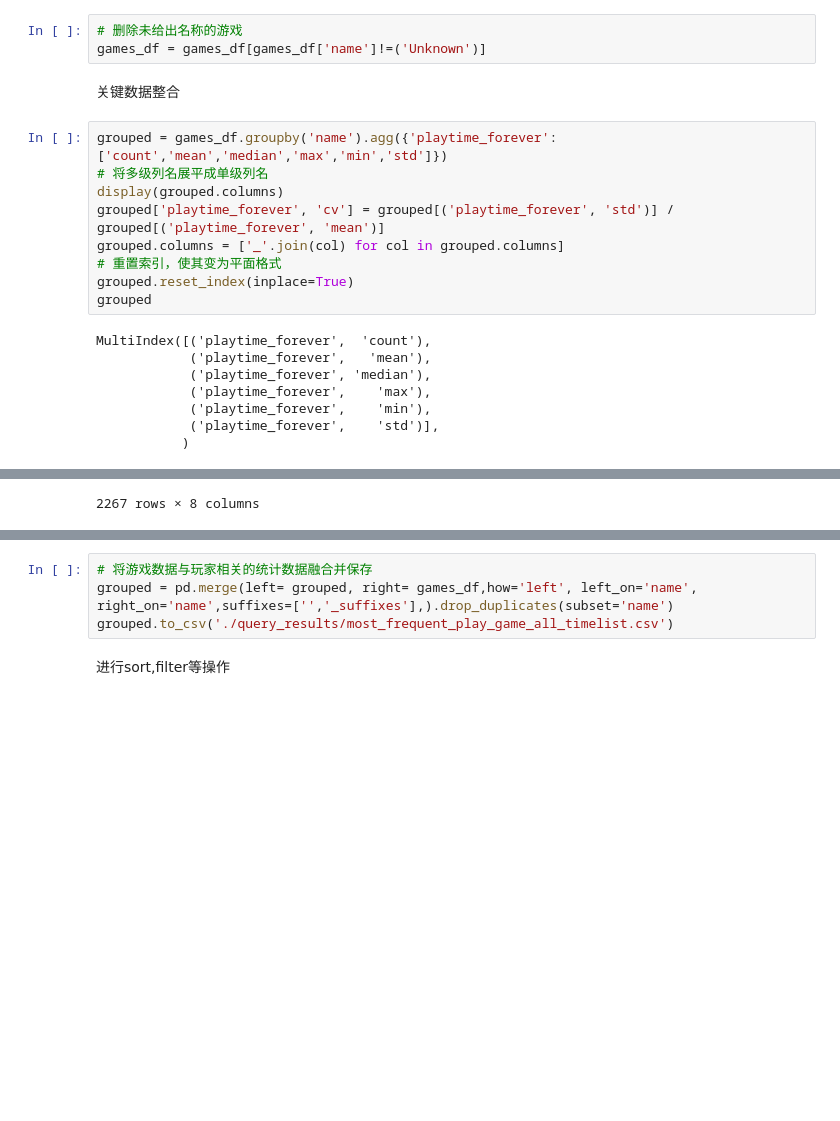
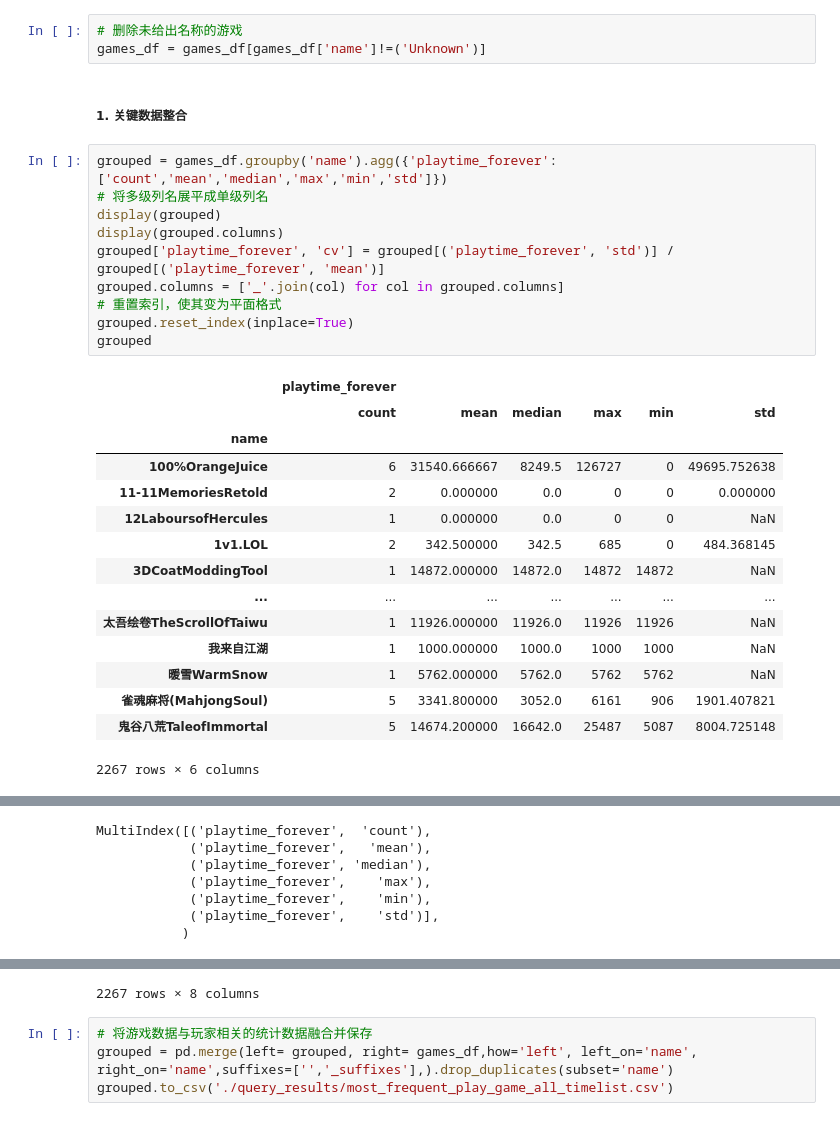
Before and after one commit to ZeyuLiu1996/Steam-Macro-Market-Analysis, a Jupyter notebook: src/4. feature_enginering_and_data_analyze/analyze_process.ipynb, the cells around one changed output, grey strips where cells are left out. Drawn from its saved outputs; the diff is of its cells as text; blank space fills up the shorter version.

Commit message:
finish the group processes of the games

```diff
--- a/src/4. feature_enginering_and_data_analyze/analyze_process.ipynb
+++ b/src/4. feature_enginering_and_data_analyze/analyze_process.ipynb
@@ -52,22 +53,31 @@ See the caveats in the documentation: https://pandas.pydata.org/pandas-docs/stab
 # %%
 # 删除未给出名称的游戏
 games_df = games_df[games_df['name']!=('Unknown')]
-# %% [markdown]
-关键数据整合
+# %% [markdown]
+##### 1. 关键数据整合
 # %%
 grouped = games_df.groupby('name').agg({'playtime_forever':['count','mean','median','max','min','std']})
 # 将多级列名展平成单级列名
+display(grouped)
 display(grouped.columns)
 grouped['playtime_forever', 'cv'] = grouped[('playtime_forever', 'std')] / grouped[('playtime_forever', 'mean')]
 grouped.columns = ['_'.join(col) for col in grouped.columns]
 # 重置索引，使其变为平面格式
 grouped.reset_index(inplace=True)
 grouped
 # %% [output]
+|  | playtime_forever |  |  |  |  |  |
+|  | count | mean | median | max | min | std |
+| name |  |  |  |  |  |  |
+| 100%OrangeJuice | 6 | 31540.666667 | 8249.5 | 126727 | 0 | 49695.752638 |
+| 11-11MemoriesRetold | 2 | 0.000000 | 0.0 | 0 | 0 | 0.000000 |
+| 12LaboursofHercules | 1 | 0.000000 | 0.0 | 0 | 0 | NaN |
+| 1v1.LOL | 2 | 342.500000 | 342.5 | 685 | 0 | 484.368145 |
+| 3DCoatModdingTool | 1 | 14872.000000 | 14872.0 | 14872 | 14872 | NaN |
+| ... | ... | ... | ... | ... | ... | ... |
+| 太吾绘卷TheScrollOfTaiwu | 1 | 11926.000000 | 11926.0 | 11926 | 11926 | NaN |
+| 我来自江湖 | 1 | 1000.000000 | 1000.0 | 1000 | 1000 | NaN |
+| 暖雪WarmSnow | 1 | 5762.000000 | 5762.0 | 5762 | 5762 | NaN |
+| 雀魂麻将(MahjongSoul) | 5 | 3341.800000 | 3052.0 | 6161 | 906 | 1901.407821 |
+| 鬼谷八荒TaleofImmortal | 5 | 14674.200000 | 16642.0 | 25487 | 5087 | 8004.725148 |
-MultiIndex([('playtime_forever',  'count'),
-            ('playtime_forever',   'mean'),
-            ('playtime_forever', 'median'),
-            ('playtime_forever',    'max'),
-            ('playtime_forever',    'min'),
-            ('playtime_forever',    'std')],
-           )
+2267 rows × 6 columns
@@ -86 +84,7 @@ MultiIndex([('playtime_forever',  'count'),
-2267 rows × 8 columns
+MultiIndex([('playtime_forever',  'count'),
+            ('playtime_forever',   'mean'),
+            ('playtime_forever', 'median'),
+            ('playtime_forever',    'max'),
+            ('playtime_forever',    'min'),
+            ('playtime_forever',    'std')],
+           )
@@ -87,6 +103,5 @@ MultiIndex([('playtime_forever',  'count'),
+2267 rows × 8 columns
 # %%
 # 将游戏数据与玩家相关的统计数据融合并保存
 grouped = pd.merge(left= grouped, right= games_df,how='left', left_on='name', right_on='name',suffixes=['','_suffixes'],).drop_duplicates(subset='name')
 grouped.to_csv('./query_results/most_frequent_play_game_all_timelist.csv')
-# %% [markdown]
-进行sort,filter等操作
```
Also changed, not shown: parts of 24 cells of this notebook, 5 other files.
